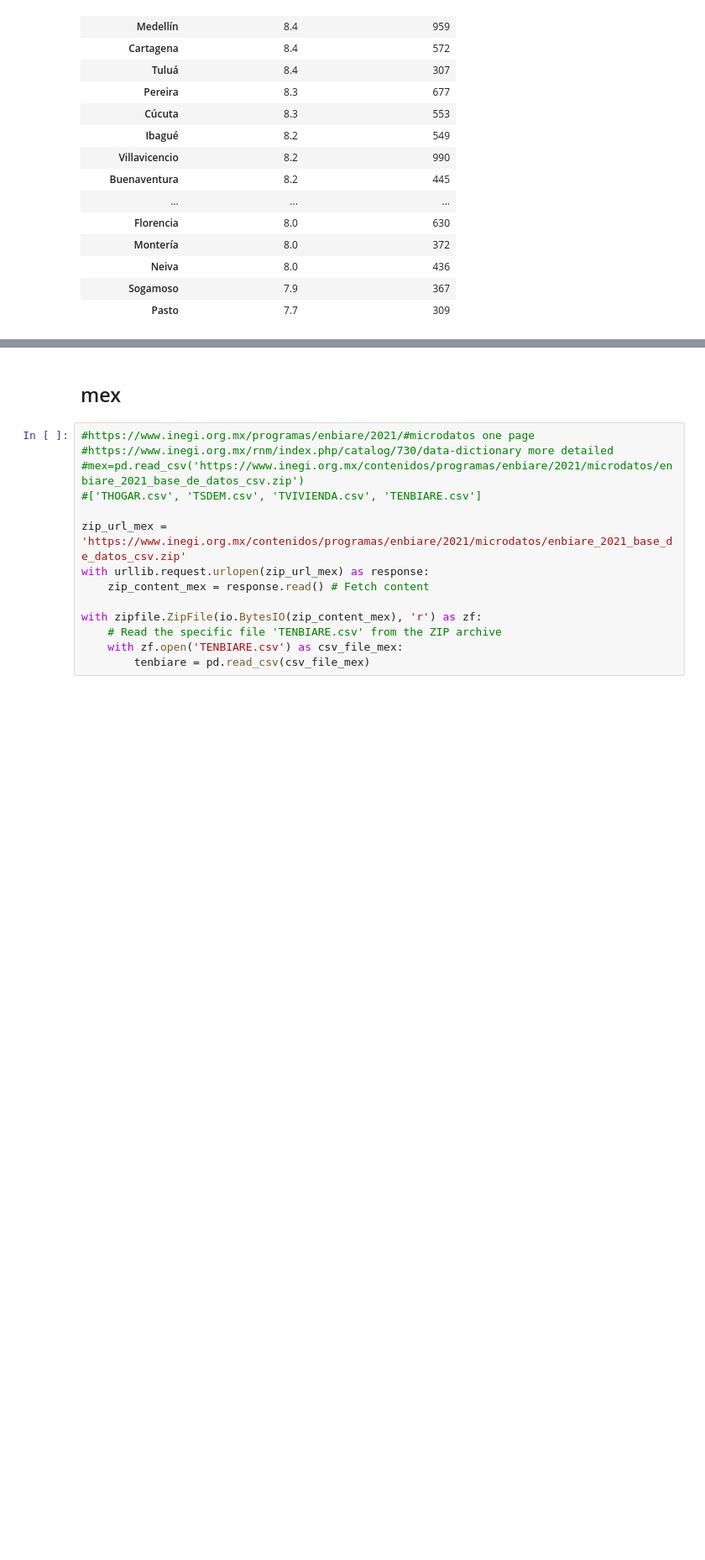
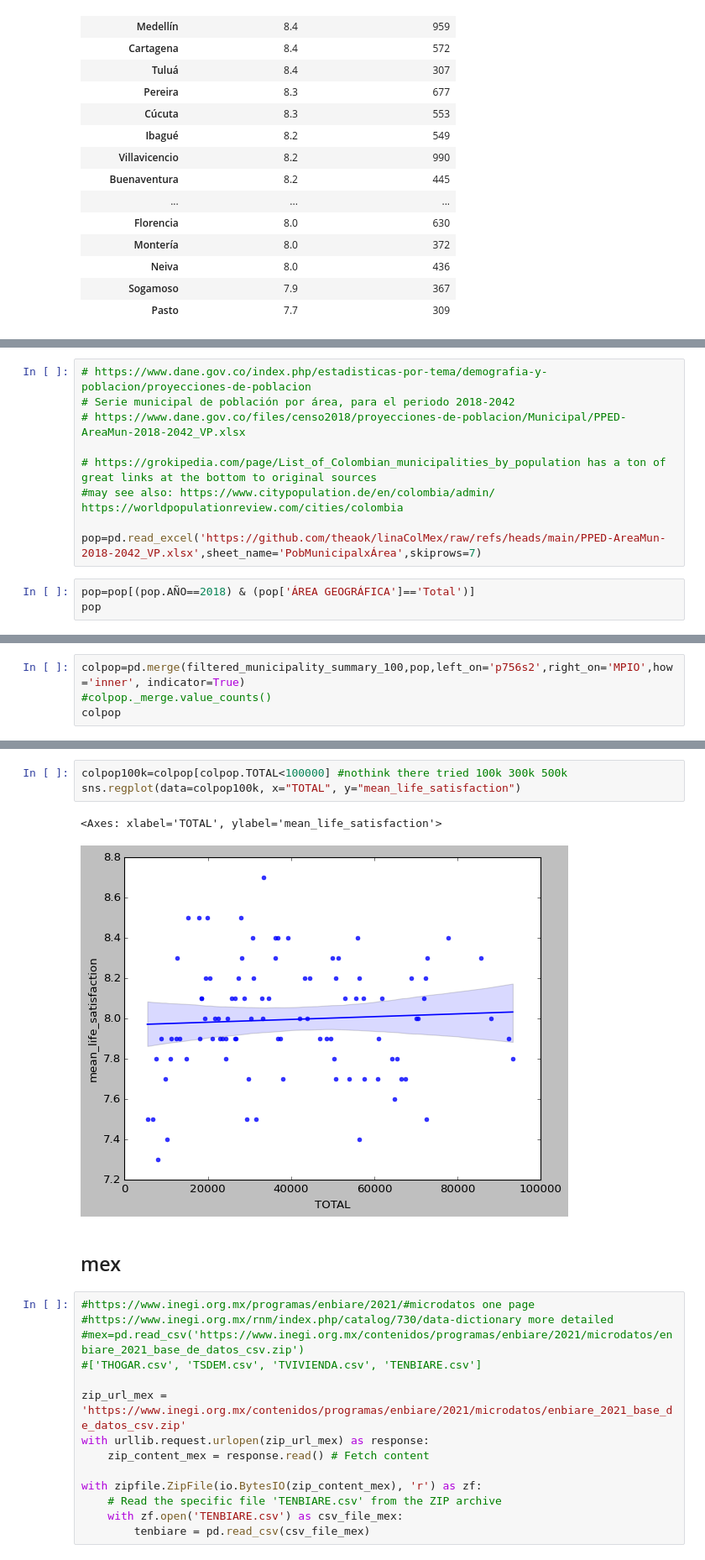
Before and after one commit to theaok/linaColMex, a Jupyter notebook: linaColMex.ipynb, the cells around one changed output, grey strips where cells are left out. Shown at 84% size. Cells and saved outputs as stored; diff of their text form; blank space fills up the shorter version.

```diff
--- a/linaColMex.ipynb
+++ b/linaColMex.ipynb
@@ -1537,0 +1538,12 @@ display(filtered_municipality_summary_100.sort_values(by='mean_life_satisfaction
+# %%
+# https://www.dane.gov.co/index.php/estadisticas-por-tema/demografia-y-poblacion/proyecciones-de-poblacion
+# Serie municipal de población por área, para el periodo 2018-2042
+# https://www.dane.gov.co/files/censo2018/proyecciones-de-poblacion/Municipal/PPED-AreaMun-2018-2042_VP.xlsx
+
+# https://grokipedia.com/page/List_of_Colombian_municipalities_by_population has a ton of great links at the bottom to original sources
+#may see also: https://www.citypopulation.de/en/colombia/admin/ https://worldpopulationreview.com/cities/colombia
+
+pop=pd.read_excel('https://github.com/theaok/linaColMex/raw/refs/heads/main/PPED-AreaMun-2018-2042_VP.xlsx',sheet_name='PobMunicipalxÁrea',skiprows=7)
+# %%
+pop=pop[(pop.AÑO==2018) & (pop['ÁREA GEOGRÁFICA']=='Total')]
+pop
@@ -1537,0 +1568,4 @@ display(filtered_municipality_summary_100.sort_values(by='mean_life_satisfaction
+# %%
+colpop=pd.merge(filtered_municipality_summary_100,pop,left_on='p756s2',right_on='MPIO',how='inner', indicator=True)
+#colpop._merge.value_counts()
+colpop
@@ -1538,3 +1590,9 @@ display(filtered_municipality_summary_100.sort_values(by='mean_life_satisfaction
+# %%
+colpop100k=colpop[colpop.TOTAL<100000] #nothink there tried 100k 300k 500k
+sns.regplot(data=colpop100k, x="TOTAL", y="mean_life_satisfaction")
+# %% [output]
+<Axes: xlabel='TOTAL', ylabel='mean_life_satisfaction'>
+[figure, added]
 # %% [markdown]
 ## mex
 # %%
```
Also changed, not shown: parts of 7 cells of this notebook.
